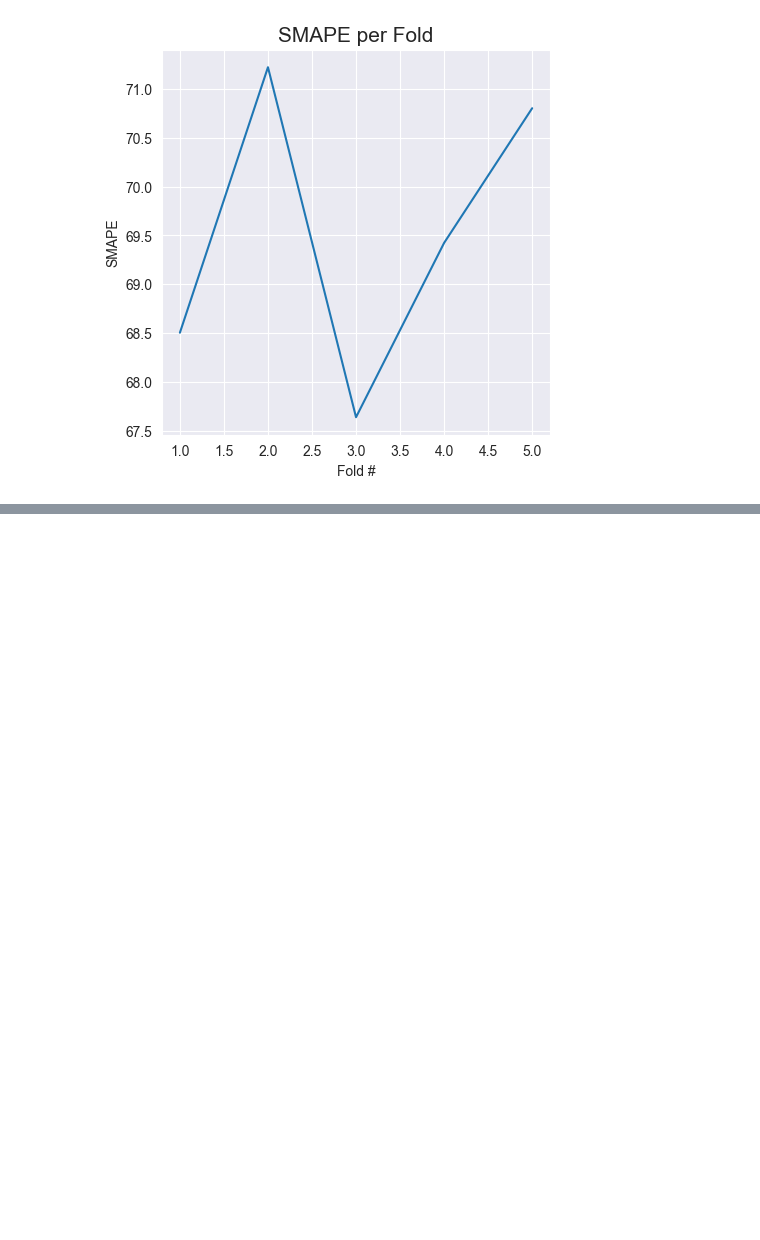
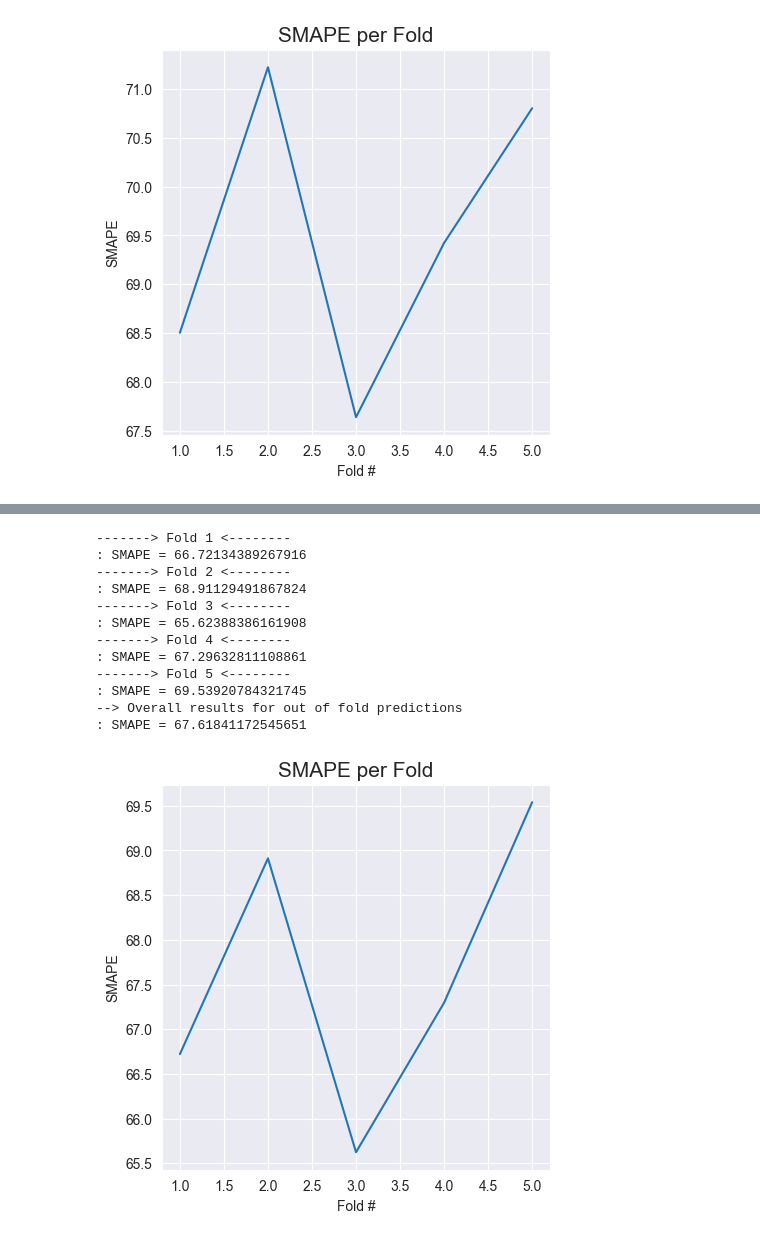
Before and after one commit to javlyj/data-viz, a Jupyter notebook: DATAviz.ipynb, the cells around one changed output, grey strips where cells are left out. Saved outputs shown, nothing was run; the diff lists cells and outputs as text; code cells hidden in the pictures; blank space fills up the shorter version.

```diff
--- a/DATAviz.ipynb
+++ b/DATAviz.ipynb
@@ -429,0 +628,79 @@ _ = ax.set_xlabel("Fold #")
+# %%
+features = [
+    'visit_month', 'month_offset', 'med_state',
+]
+
+train_copy = train.copy()
+train_copy[["updrs_1", "updrs_2", "updrs_3", "updrs_4"]] = train_copy[["updrs_1", "updrs_2", "updrs_3", "updrs_4"]].fillna(0)
+
+n_folds = 5
+skf = KFold(n_splits=n_folds, random_state=2023, shuffle=True)
+train_oof_preds = np.zeros((train.shape[0], 4))
+smape_scores = []
+
+train_copy["med_state"] = train_copy["upd23b_clinical_state_on_medication"]
+train_copy["med_state"] = train_copy["med_state"].apply(lambda x: 0 if x == "Off" else 1 if x == "On" else 2)
+
+for fold, (train_index, test_index) in enumerate(skf.split(train_copy, train_copy[["updrs_1", "updrs_2", "updrs_3", "updrs_4"]])):
+    print("-------> Fold {} <--------".format(fold + 1))
+    x_train, x_valid = pd.DataFrame(train_copy.iloc[train_index]), pd.DataFrame(train_copy.iloc[test_index])
+    y_train, y_valid = train_copy[["updrs_1", "updrs_2", "updrs_3", "updrs_4"]].iloc[train_index], train_copy[["updrs_1", "updrs_2", "updrs_3", "updrs_4"]].iloc[test_index]
+
+    x_train_features = pd.DataFrame(x_train[features])
+    x_valid_features = pd.DataFrame(x_valid[features])
+
+    model = CatBoostRegressor(
+        eval_metric="MultiRMSE",
+        loss_function="MultiRMSE",
+        random_state=2023,
+        num_boost_round=5000,
+        od_type="Iter",
+        od_wait=200,
+        use_best_model=True,
+        verbose=0,
+    )
+    model.fit(
+        x_train_features[features],
+        y_train,
+        eval_set=[(x_valid_features[features], y_valid)],
+        verbose=0,
+        early_stopping_rounds=200,
+        use_best_model=True,
+    )
+    oof_preds = model.predict(x_valid_features[features])
+    oof_preds[:, 3] = 0
+    train_oof_preds[test_index] = np.rint(oof_preds)
+
+    reshaped_truth = y_valid.to_numpy().reshape(-1, 1)
+    new_preds = np.rint(oof_preds)
+    reshaped_preds = new_preds.reshape(-1, 1)
+
+    local_smape = smape(reshaped_truth.flatten(), reshaped_preds.flatten())
+    smape_scores.append(local_smape)
+    print(": SMAPE = {}".format(local_smape))
+
+smape_med = np.mean(smape_scores)
+print("--> Overall results for out of fold predictions")
+print(": SMAPE = {}".format(smape_med))
+
+fig, ax = plt.subplots(nrows=1, ncols=1, figsize=(5, 5))
+
+data = pd.DataFrame({"Fold": [x + 1 for x in range(n_folds)], "SMAPE": smape_scores})
+_ = sns.lineplot(x="Fold", y="SMAPE", data=data, ax=ax)
+_ = ax.set_title("SMAPE per Fold", fontsize=15)
+_ = ax.set_ylabel("SMAPE")
+_ = ax.set_xlabel("Fold #")
+# %% [output]
+-------> Fold 1 <--------
+: SMAPE = 66.72134389267916
+-------> Fold 2 <--------
+: SMAPE = 68.91129491867824
+-------> Fold 3 <--------
+: SMAPE = 65.62388386161908
+-------> Fold 4 <--------
+: SMAPE = 67.29632811108861
+-------> Fold 5 <--------
+: SMAPE = 69.53920784321745
+--> Overall results for out of fold predictions
+: SMAPE = 67.61841172545651
+[figure, added]
```
Also changed, not shown: parts of 5 cells of this notebook.
